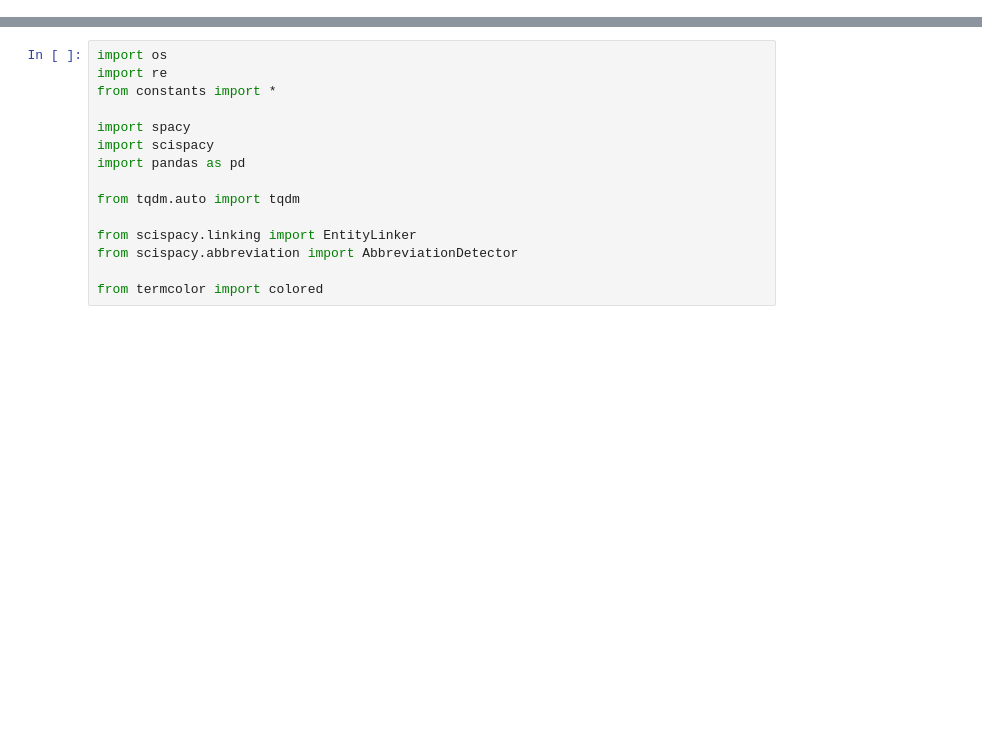
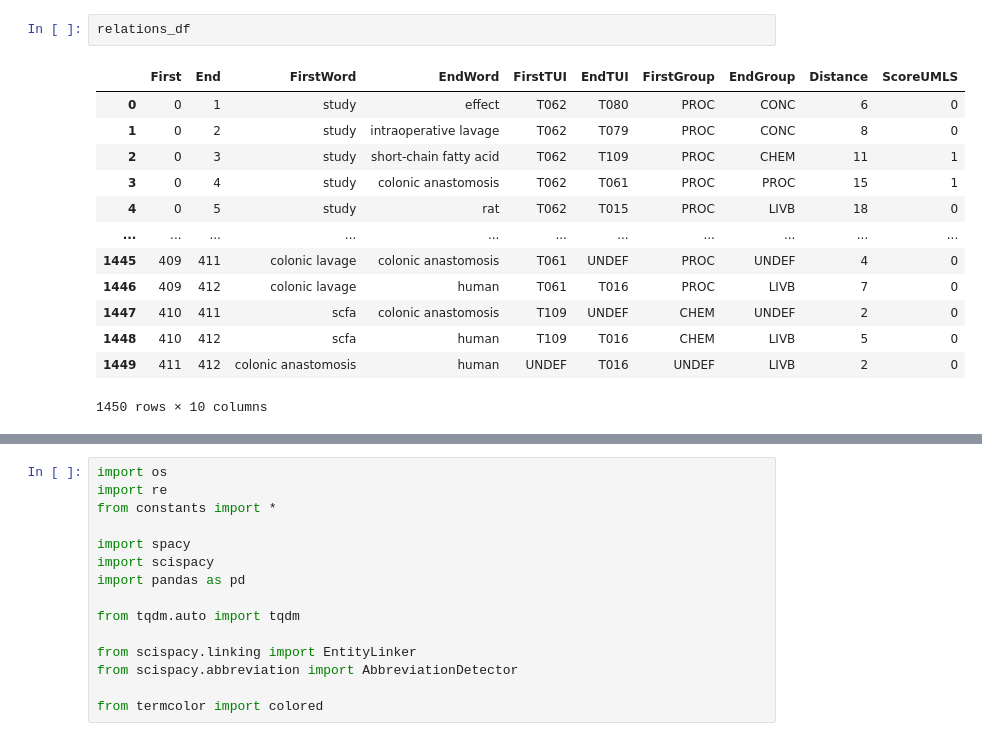
Before and after one commit to r-caplier/Anastomosis, a Jupyter notebook: src/test_umls.ipynb, the cells around one changed output, grey strips where cells are left out. Cells and saved outputs as stored; diff of their text form; blank space fills up the shorter version.

```diff
--- a/src/test_umls.ipynb
+++ b/src/test_umls.ipynb
@@ -0,0 +26,16 @@
+# %%
+relations_df
+# %% [output]
+|  | First | End | FirstWord | EndWord | FirstTUI | EndTUI | FirstGroup | EndGroup | Distance | ScoreUMLS |
+| 0 | 0 | 1 | study | effect | T062 | T080 | PROC | CONC | 6 | 0 |
+| 1 | 0 | 2 | study | intraoperative lavage | T062 | T079 | PROC | CONC | 8 | 0 |
+| 2 | 0 | 3 | study | short-chain fatty acid | T062 | T109 | PROC | CHEM | 11 | 1 |
+| 3 | 0 | 4 | study | colonic anastomosis | T062 | T061 | PROC | PROC | 15 | 1 |
+| 4 | 0 | 5 | study | rat | T062 | T015 | PROC | LIVB | 18 | 0 |
+| ... | ... | ... | ... | ... | ... | ... | ... | ... | ... | ... |
+| 1445 | 409 | 411 | colonic lavage | colonic anastomosis | T061 | UNDEF | PROC | UNDEF | 4 | 0 |
+| 1446 | 409 | 412 | colonic lavage | human | T061 | T016 | PROC | LIVB | 7 | 0 |
+| 1447 | 410 | 411 | scfa | colonic anastomosis | T109 | UNDEF | CHEM | UNDEF | 2 | 0 |
+| 1448 | 410 | 412 | scfa | human | T109 | T016 | CHEM | LIVB | 5 | 0 |
+| 1449 | 411 | 412 | colonic anastomosis | human | UNDEF | T016 | UNDEF | LIVB | 2 | 0 |
+1450 rows × 10 columns
```
Also changed, not shown: parts of 6 cells of this notebook, 2 other files.
